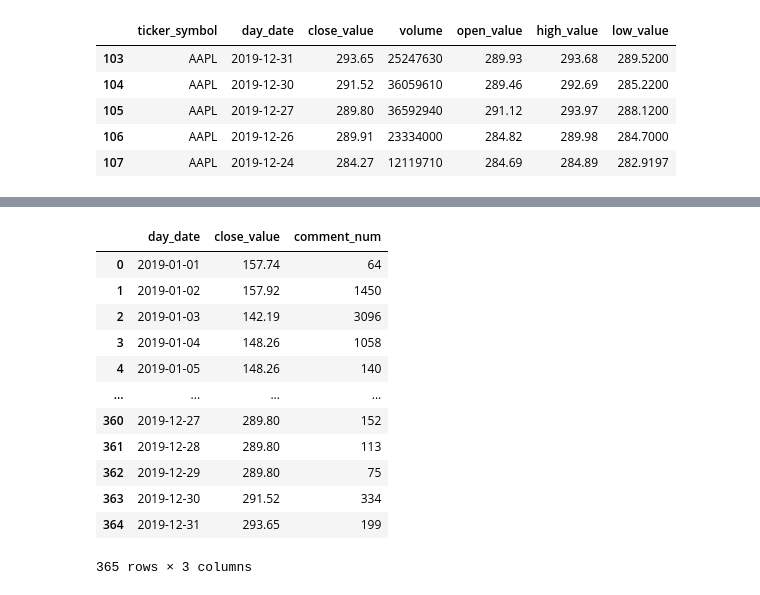
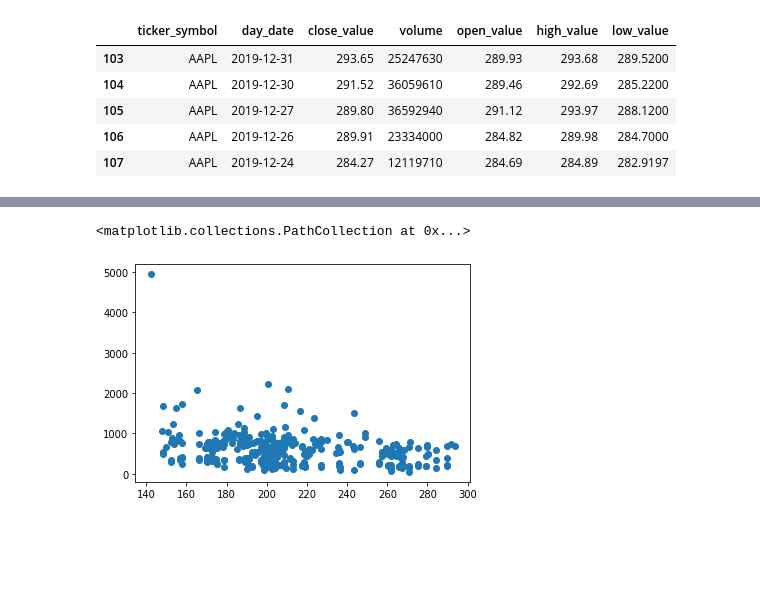
Before and after one commit to dssaenzml/ml703_timeSeriesCausalDiscovery, a Jupyter notebook: Preprocessing.ipynb, the cells around one changed output, grey strips where cells are left out. Cells and saved outputs as stored; diff of their text form; code cells hidden in the pictures; blank space fills up the shorter version.

```diff
--- a/Preprocessing.ipynb
+++ b/Preprocessing.ipynb
@@ -134,20 +126,7 @@ sorted.head()
-# %%
-cols = ['day_date','close_value','comment_num']
-final_data = sorted[cols]
-final_data.to_csv('apple.csv',index=True)
-# %%
-final_data
-# %% [output]
-|  | day_date | close_value | comment_num |
-| 0 | 2019-01-01 | 157.74 | 64 |
-| 1 | 2019-01-02 | 157.92 | 1450 |
-| 2 | 2019-01-03 | 142.19 | 3096 |
-| 3 | 2019-01-04 | 148.26 | 1058 |
-| 4 | 2019-01-05 | 148.26 | 140 |
-| ... | ... | ... | ... |
-| 360 | 2019-12-27 | 289.80 | 152 |
-| 361 | 2019-12-28 | 289.80 | 113 |
-| 362 | 2019-12-29 | 289.80 | 75 |
-| 363 | 2019-12-30 | 291.52 | 334 |
-| 364 | 2019-12-31 | 293.65 | 199 |
-365 rows × 3 columns
+# %%
+import matplotlib.pyplot as plt
+
+plt.scatter(final_data['close_value'],final_data['num_tweets'])
+# %% [output]
+<matplotlib.collections.PathCollection at 0x...>
+[figure, added]
```
Also changed, not shown: parts of 37 cells of this notebook.
